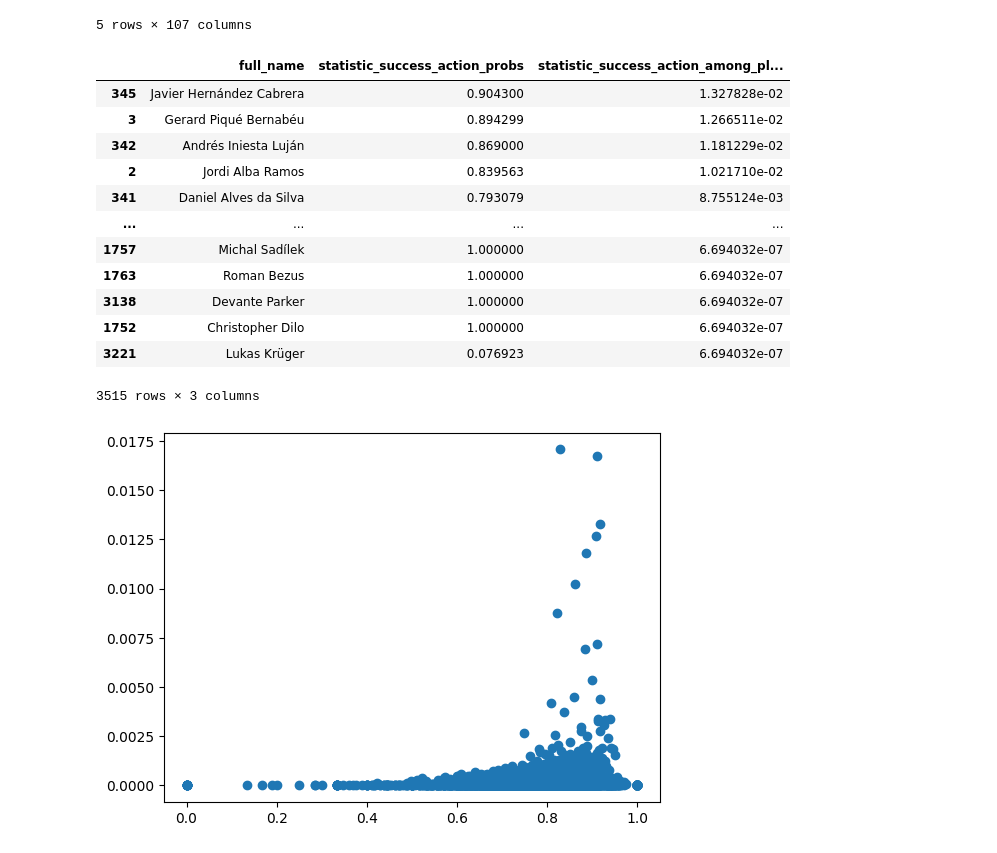
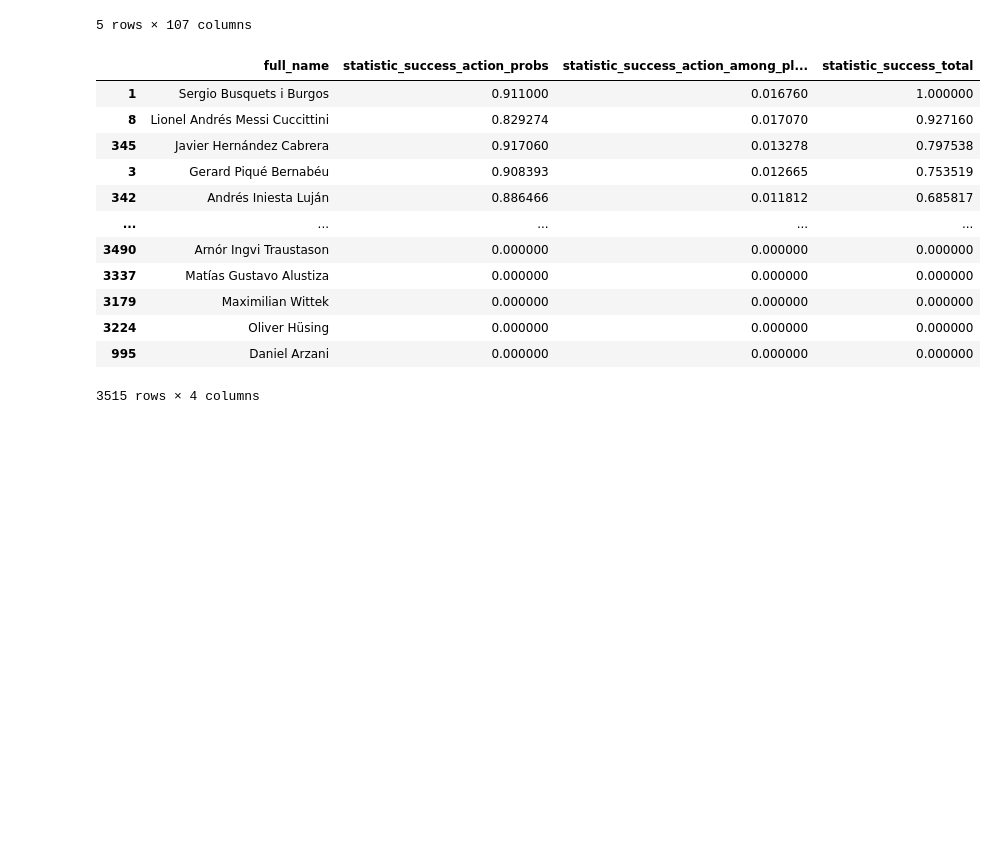
Before and after one commit to Steve23522016/vaep-base-code, a Jupyter notebook: notebooks/player_skill_probabilities_dataset_generator.ipynb, the cells around one changed output. Drawn from its saved outputs; the diff is of its cells as text; code cells hidden in the pictures; blank space fills up the shorter version.

```diff
--- a/notebooks/player_skill_probabilities_dataset_generator.ipynb
+++ b/notebooks/player_skill_probabilities_dataset_generator.ipynb
@@ -173,37 +173,58 @@ def construct_player_skills_probabilities_dataset(statsbomb_event_non_360_df, fi
 # xdribble_player_probs_df.to_csv(directory_model + output_csv_filename)
 # %%
 from sklearn.cluster import DBSCAN
+from sklearn.neighbors import NearestNeighbors
 
 # Inspect Xpass Probabilites Player sorted from the highest
 directory_model = MAPS_PLAYER_SKILL_PROBABILITIES_GENERATOR["xpass"]["model_directory"]
 output_csv_filename = MAPS_PLAYER_SKILL_PROBABILITIES_GENERATOR["xpass"]["csv_output_filename"]
 xpass_player_probs_df = pd.read_csv(directory_model + output_csv_filename)
 xpass_player_probs_df.sort_values(by="statistic_success_action_among_players", ascending=False, inplace=True)
 
-# dbscan = DBSCAN()
-# dbscan.fit(xpass_player_probs_df[["statistic_success_action_probs", "statistic_success_action_among_players"]])
-# colors = dbscan.labels_
-plt.scatter(xpass_player_probs_df["statistic_success_action_probs"], xpass_player_probs_df["statistic_success_action_among_players"])
+player_skills_column_included = ["acceleration", "aggression", "agility", "balance", "ball_control",
+                                 "composure", "crossing", "curve", "dribbling", "finishing",
+                                 "freekick_accuracy", "heading_accuracy", "interceptions", "jumping", "long_passing",
+                                 "long_shots", "marking", "penalties", "positioning", "reactions",
+                                 "shot_power", "sliding_tackle", "sprint_speed", "stamina", "short_passing",
+                                 "standing_tackle", "strength", "vision", "volleys"]
+xpass_player_probs_df[player_skills_column_included] = xpass_player_probs_df[player_skills_column_included] / 100
 
-xpass_player_probs_df = xpass_player_probs_df[(xpass_player_probs_df["statistic_success_action_probs"] >= 0.1) & (xpass_player_probs_df["statistic_success_action_among_players"] <= 0.015)]
+# min_samples = 4
+# neighbors = NearestNeighbors(n_neighbors=min_samples)
+# neighbors_fit = neighbors.fit(xpass_player_probs_df[["statistic_success_action_probs", "statistic_success_action_among_players"]])
+# distances, indices = neighbors_fit.kneighbors(xpass_player_probs_df[["statistic_success_action_probs", "statistic_success_action_among_players"]])
+# distances = np.sort(distances, axis=0)
+# distances = distances[:,1]
+# plt.axis([3250, 3500, 0, 0.005])
+# plt.plot(distances)
+
+epsilon = 0.6
+min_samples = 58
+dbscan = DBSCAN(eps=epsilon, min_samples=min_samples)
+dbscan.fit(xpass_player_probs_df[player_skills_column_included])
+labels = dbscan.labels_
+outliers_data = xpass_player_probs_df[labels == -1]
+# plt.scatter(xpass_player_probs_df["statistic_success_action_probs"], xpass_player_probs_df["statistic_success_action_among_players"])
+
+# xpass_player_probs_df = xpass_player_probs_df[(xpass_player_probs_df["statistic_success_action_probs"] >= 0.1) & (xpass_player_probs_df["statistic_success_action_among_players"] <= 0.015)]
+xpass_player_probs_df = xpass_player_probs_df[~xpass_player_probs_df.index.isin(outliers_data.index)]
 scaler = preprocessing.MinMaxScaler(feature_range=(0,1))
-xpass_player_probs_df[["statistic_success_action_probs"]] = scaler.fit_transform(xpass_player_probs_df[["statistic_success_action_probs"]])
-xpass_player_probs_df[["full_name", "statistic_success_action_probs", "statistic_success_action_among_players"]]
+xpass_player_probs_df[["statistic_success_total"]] = scaler.fit_transform(xpass_player_probs_df[["statistic_success_total"]])
+xpass_player_probs_df[["full_name", "statistic_success_action_probs", "statistic_success_action_among_players", "statistic_success_total"]].sort_values(by="statistic_success_total", ascending=False)
 # %% [output]
-|  | full_name | statistic_success_action_probs | statistic_success_action_among_pl... |
-| 345 | Javier Hernández Cabrera | 0.904300 | 1.327828e-02 |
-| 3 | Gerard Piqué Bernabéu | 0.894299 | 1.266511e-02 |
-| 342 | Andrés Iniesta Luján | 0.869000 | 1.181229e-02 |
-| 2 | Jordi Alba Ramos | 0.839563 | 1.021710e-02 |
-| 341 | Daniel Alves da Silva | 0.793079 | 8.755124e-03 |
-| ... | ... | ... | ... |
-| 1757 | Michal Sadílek | 1.000000 | 6.694032e-07 |
-| 1763 | Roman Bezus | 1.000000 | 6.694032e-07 |
-| 3138 | Devante Parker | 1.000000 | 6.694032e-07 |
-| 1752 | Christopher Dilo | 1.000000 | 6.694032e-07 |
-| 3221 | Lukas Krüger | 0.076923 | 6.694032e-07 |
+|  | full_name | statistic_success_action_probs | statistic_success_action_among_pl... | statistic_success_total |
+| 1 | Sergio Busquets i Burgos | 0.911000 | 0.016760 | 1.000000 |
+| 8 | Lionel Andrés Messi Cuccittini | 0.829274 | 0.017070 | 0.927160 |
+| 345 | Javier Hernández Cabrera | 0.917060 | 0.013278 | 0.797538 |
+| 3 | Gerard Piqué Bernabéu | 0.908393 | 0.012665 | 0.753519 |
+| 342 | Andrés Iniesta Luján | 0.886466 | 0.011812 | 0.685817 |
+| ... | ... | ... | ... | ... |
+| 3490 | Arnór Ingvi Traustason | 0.000000 | 0.000000 | 0.000000 |
+| 3337 | Matías Gustavo Alustiza | 0.000000 | 0.000000 | 0.000000 |
+| 3179 | Maximilian Wittek | 0.000000 | 0.000000 | 0.000000 |
+| 3224 | Oliver Hüsing | 0.000000 | 0.000000 | 0.000000 |
+| 995 | Daniel Arzani | 0.000000 | 0.000000 | 0.000000 |
-3515 rows × 3 columns
+3515 rows × 4 columns
-[figure, removed]
 # %%
 from sklearn.cluster import DBSCAN
 from sklearn.neighbors import NearestNeighbors
```
Also changed, not shown: parts of 2 cells of this notebook.
